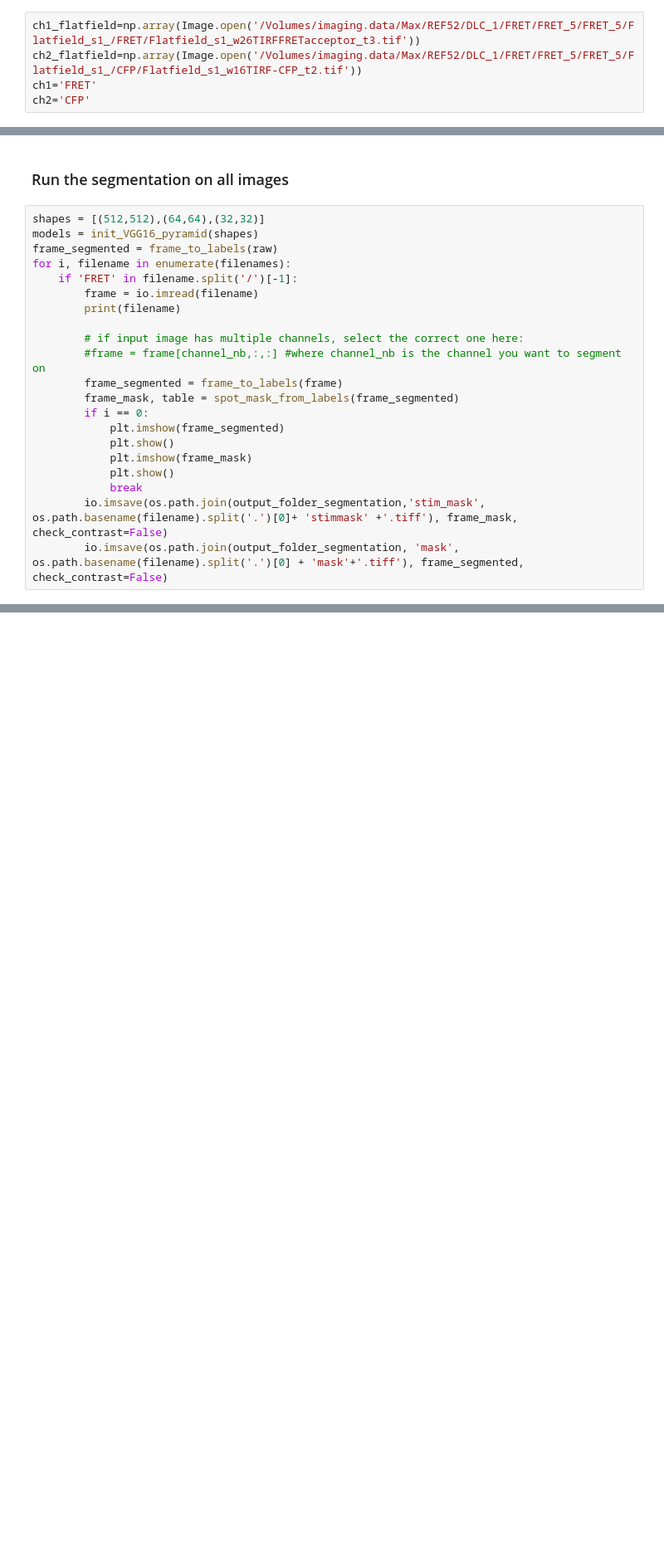
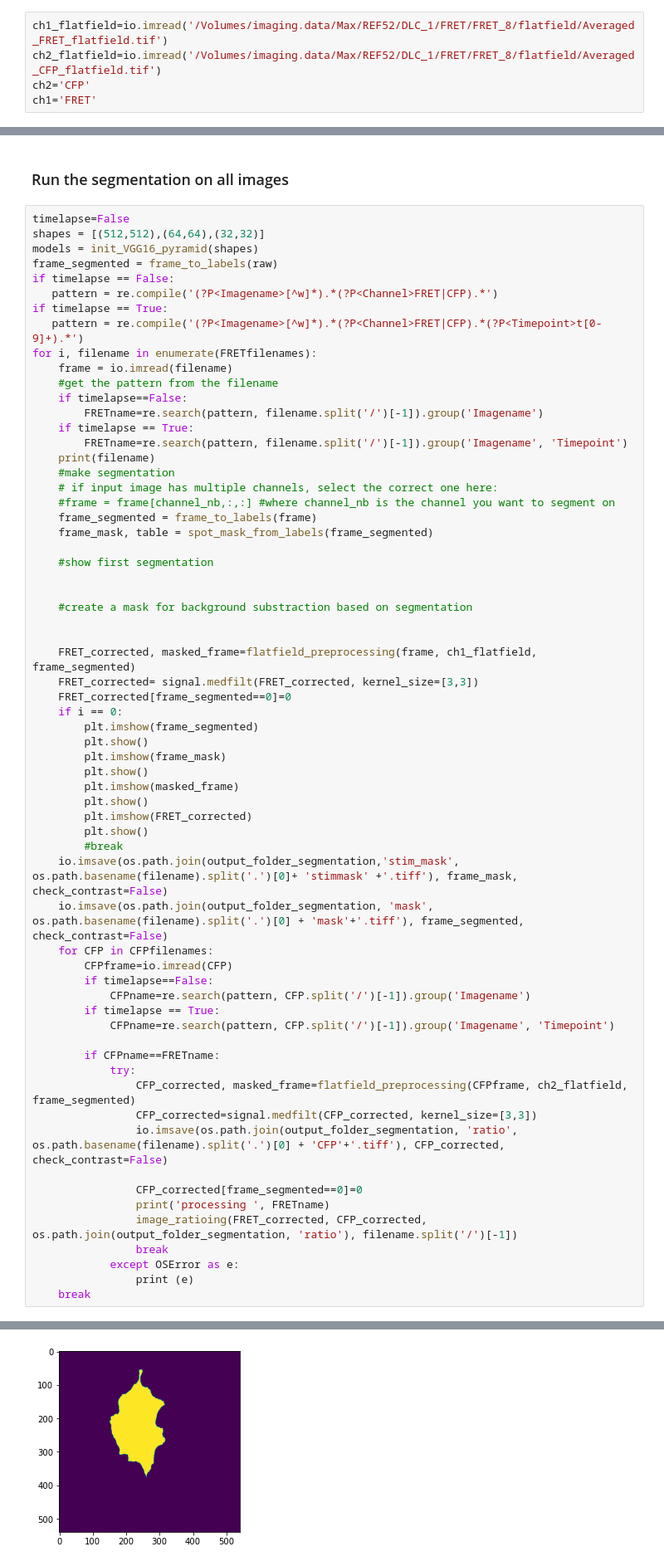
Before and after one commit to mheydasch/FRET_preprocessing_jupyter, a Jupyter notebook: batch_segment_and_create_mask-Copy1.ipynb, the cells around one changed output, grey strips where cells are left out. Shown: that part at 83% size. Saved outputs shown, nothing was run; the diff lists cells and outputs as text; blank space fills up the shorter version.

Commit message:
preprocessing implemented

```diff
--- a/batch_segment_and_create_mask-Copy1.ipynb
+++ b/batch_segment_and_create_mask-Copy1.ipynb
@@ -71,8 +73,8 @@ pkl.dump(clf, file)
 
 file.close()
 # %%
-ch1_flatfield=np.array(Image.open('/Volumes/imaging.data/Max/REF52/DLC_1/FRET/FRET_5/FRET_5/Flatfield_s1_/FRET/Flatfield_s1_w26TIRFFRETacceptor_t3.tif'))
-ch2_flatfield=np.array(Image.open('/Volumes/imaging.data/Max/REF52/DLC_1/FRET/FRET_5/FRET_5/Flatfield_s1_/CFP/Flatfield_s1_w16TIRF-CFP_t2.tif'))
+ch1_flatfield=io.imread('/Volumes/imaging.data/Max/REF52/DLC_1/FRET/FRET_8/flatfield/Averaged_FRET_flatfield.tif')
+ch2_flatfield=io.imread('/Volumes/imaging.data/Max/REF52/DLC_1/FRET/FRET_8/flatfield/Averaged_CFP_flatfield.tif')
+ch2='CFP'
 ch1='FRET'
-ch2='CFP'
 # %%
@@ -262,25 +240,68 @@ Folder:  /Volumes/imaging.data/Max/REF52/DLC_1/FRET/FRET_11_late/cp.out1/output/
 # %% [markdown]
 ### Run the segmentation on all images
 # %%
+timelapse=False
 shapes = [(512,512),(64,64),(32,32)]
 models = init_VGG16_pyramid(shapes)
 frame_segmented = frame_to_labels(raw)
-for i, filename in enumerate(filenames):
-    if 'FRET' in filename.split('/')[-1]:
-        frame = io.imread(filename)
-        print(filename)
+if timelapse == False:
+   pattern = re.compile('(?P<Imagename>[^w]*).*(?P<Channel>FRET|CFP).*')
+if timelapse == True:
+   pattern = re.compile('(?P<Imagename>[^w]*).*(?P<Channel>FRET|CFP).*(?P<Timepoint>t[0-9]+).*')
+for i, filename in enumerate(FRETfilenames):
+    frame = io.imread(filename)
+    #get the pattern from the filename
+    if timelapse==False:
+        FRETname=re.search(pattern, filename.split('/')[-1]).group('Imagename')
+    if timelapse == True:
+        FRETname=re.search(pattern, filename.split('/')[-1]).group('Imagename', 'Timepoint')
+    print(filename)
+    #make segmentation
+    # if input image has multiple channels, select the correct one here:
+    #frame = frame[channel_nb,:,:] #where channel_nb is the channel you want to segment on
+    frame_segmented = frame_to_labels(frame)
+    frame_mask, table = spot_mask_from_labels(frame_segmented)
 
-        # if input image has multiple channels, select the correct one here:
-        #frame = frame[channel_nb,:,:] #where channel_nb is the channel you want to segment on
-        frame_segmented = frame_to_labels(frame)
-        frame_mask, table = spot_mask_from_labels(frame_segmented)
-        if i == 0:
-            plt.imshow(frame_segmented)
-            plt.show()
-            plt.imshow(frame_mask)
-            plt.show()
-            break
-        io.imsave(os.path.join(output_folder_segmentation,'stim_mask', os.path.basename(filename).split('.')[0]+ 'stimmask' +'.tiff'), frame_mask, check_contrast=False)
-        io.imsave(os.path.join(output_folder_segmentation, 'mask', os.path.basename(filename).split('.')[0] + 'mask'+'.tiff'), frame_segmented, check_contrast=False)
+    #show first segmentation
+
+
+    #create a mask for background substraction based on segmentation
+
+
+    FRET_corrected, masked_frame=flatfield_preprocessing(frame, ch1_flatfield, frame_segmented)
+    FRET_corrected= signal.medfilt(FRET_corrected, kernel_size=[3,3])
+    FRET_corrected[frame_segmented==0]=0
+    if i == 0:
+        plt.imshow(frame_segmented)
+        plt.show()
+        plt.imshow(frame_mask)
+        plt.show()
+        plt.imshow(masked_frame)
+        plt.show()
+        plt.imshow(FRET_corrected)
+        plt.show()
+        #break
+    io.imsave(os.path.join(output_folder_segmentation,'stim_mask', os.path.basename(filename).split('.')[0]+ 'stimmask' +'.tiff'), frame_mask, check_contrast=False)
+    io.imsave(os.path.join(output_folder_segmentation, 'mask', os.path.basename(filename).split('.')[0] + 'mask'+'.tiff'), frame_segmented, check_contrast=False)
+    for CFP in CFPfilenames:
+        CFPframe=io.imread(CFP)
+        if timelapse==False:
+            CFPname=re.search(pattern, CFP.split('/')[-1]).group('Imagename')
+        if timelapse == True:
+            CFPname=re.search(pattern, CFP.split('/')[-1]).group('Imagename', 'Timepoint')
+
+        if CFPname==FRETname:
+            try:
+                CFP_corrected, masked_frame=flatfield_preprocessing(CFPframe, ch2_flatfield, frame_segmented)
+                CFP_corrected=signal.medfilt(CFP_corrected, kernel_size=[3,3])
+                io.imsave(os.path.join(output_folder_segmentation, 'ratio', os.path.basename(filename).split('.')[0] + 'CFP'+'.tiff'), CFP_corrected, check_contrast=False)
+
+                CFP_corrected[frame_segmented==0]=0
+                print('processing ', FRETname)
+                image_ratioing(FRET_corrected, CFP_corrected, os.path.join(output_folder_segmentation, 'ratio'), filename.split('/')[-1])
+                break
+            except OSError as e:
+                print (e)
+    break
 # %% [output]
 /Volumes/imaging.data/Max/REF52/DLC_1/FRET/FRET_11_late/1B2_10_w26TIRFFRETacceptor.TIF
@@ -302,0 +308 @@ for i, filename in enumerate(filenames):
+[figure, added]
```
Also changed, not shown: parts of 7 cells of this notebook.
